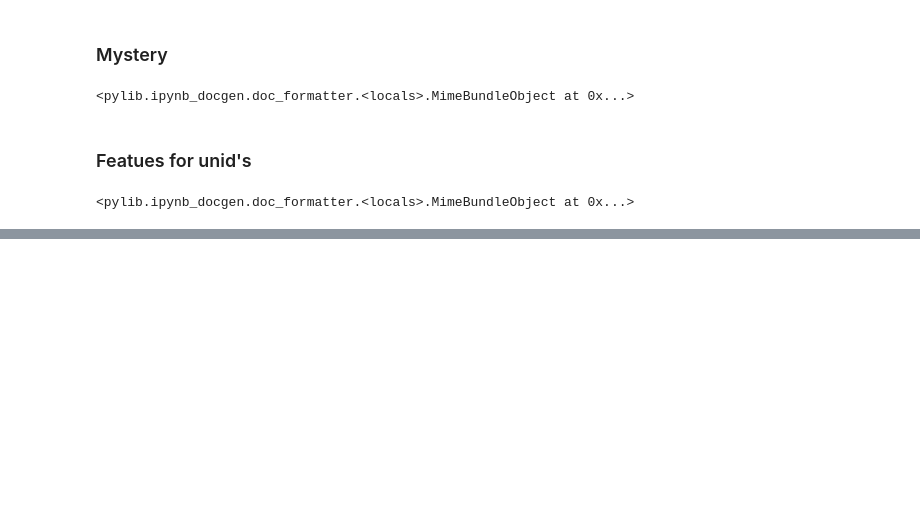
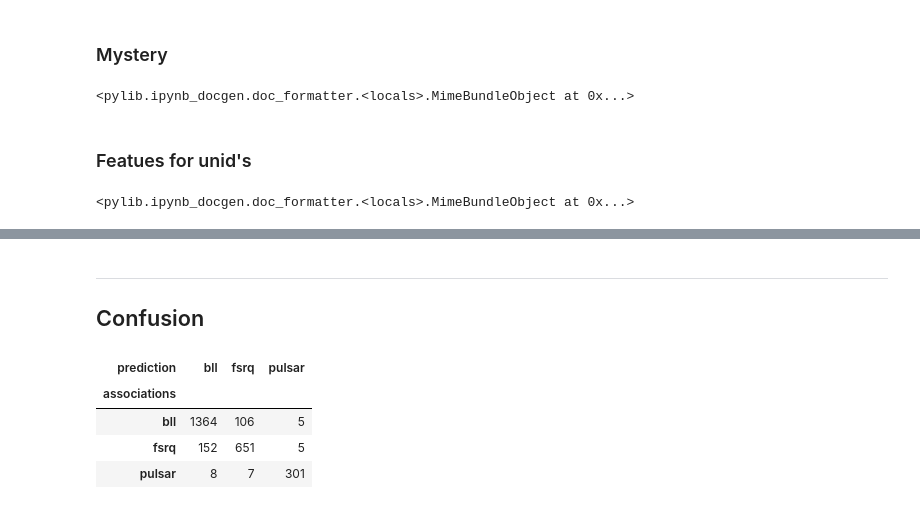
Before and after one commit to tburnett/srcpop, a Jupyter notebook: paper/ml_design.ipynb, the cells around one changed output, grey strips where cells are left out. Saved outputs shown, nothing was run; the diff lists cells and outputs as text; code cells hidden in the pictures; blank space fills up the shorter version.

```diff
--- a/paper/ml_design.ipynb
+++ b/paper/ml_design.ipynb
@@ -120,0 +140,15 @@ ax.set(xlabel=r'$|\sin(b)|$', title="Galactic latitude for bcu's") ;
+# %%
+show("""---
+## Confusion""")
+# %% [output]
+---
+## Confusion
+# %%
+cmdf = self.confusion_matrix()
+show(cmdf)
+# %% [output]
+| prediction | bll | fsrq | pulsar |
+| associations |  |  |  |
+| bll | 1364 | 106 | 5 |
+| fsrq | 152 | 651 | 5 |
+| pulsar | 8 | 7 | 301 |
```
Also changed, not shown: parts of 10 cells of this notebook, 10 other files.
